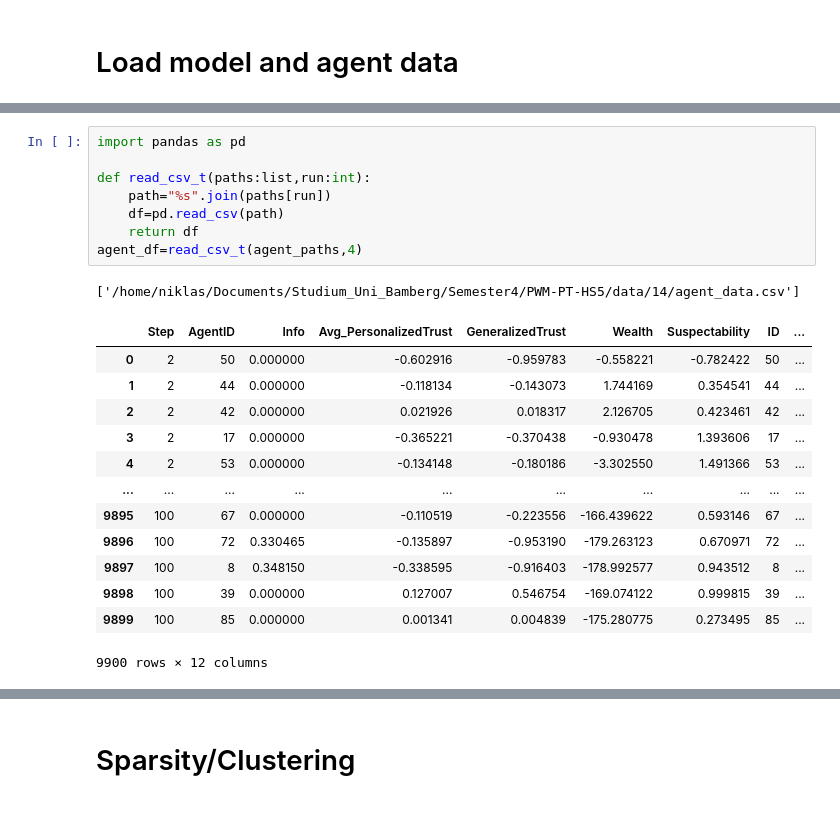
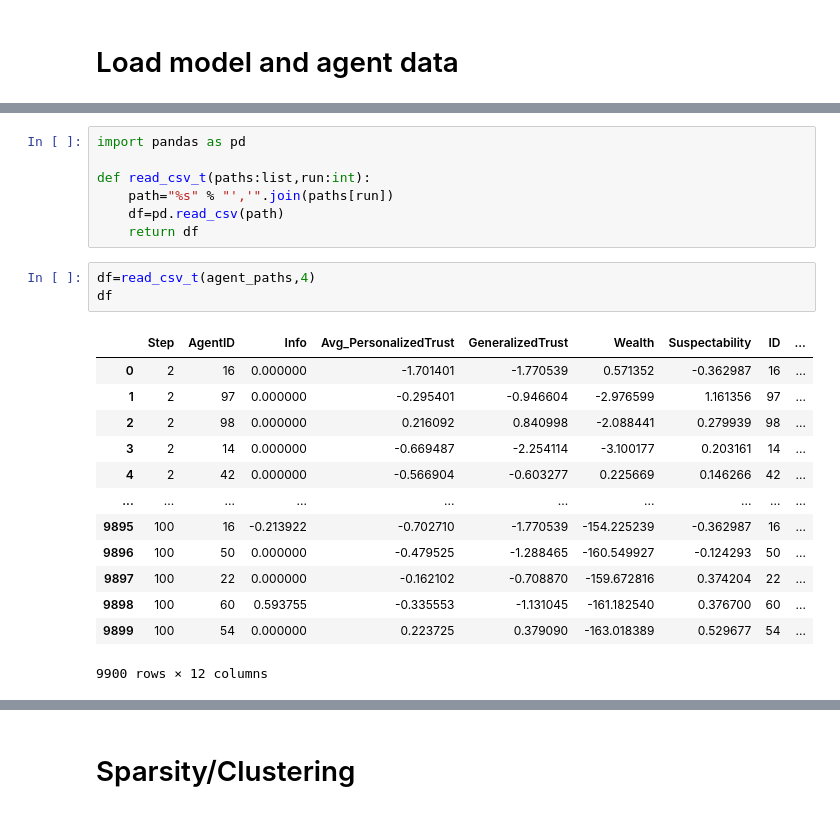
Before and after one commit to simstuff/abm_HS5, a Jupyter notebook: networkAnalysis.ipynb, the cells around one changed output, grey strips where cells are left out. Saved outputs shown, nothing was run; the diff lists cells and outputs as text.

```diff
--- a/networkAnalysis.ipynb
+++ b/networkAnalysis.ipynb
@@ -72,22 +84,23 @@ model_paths=load_model_data
 import pandas as pd
 
 def read_csv_t(paths:list,run:int):
-    path="%s".join(paths[run])
+    path="%s" % "','".join(paths[run])
     df=pd.read_csv(path)
     return df
-agent_df=read_csv_t(agent_paths,4)
-# %% [output]
-['/home/niklas/Documents/Studium_Uni_Bamberg/Semester4/PWM-PT-HS5/data/14/agent_data.csv']
-|  | Step | AgentID | Info | Avg_PersonalizedTrust | GeneralizedTrust | Wealth | Suspectability | ID | ... |
-| 0 | 2 | 50 | 0.000000 | -0.602916 | -0.959783 | -0.558221 | -0.782422 | 50 | ... |
-| 1 | 2 | 44 | 0.000000 | -0.118134 | -0.143073 | 1.744169 | 0.354541 | 44 | ... |
-| 2 | 2 | 42 | 0.000000 | 0.021926 | 0.018317 | 2.126705 | 0.423461 | 42 | ... |
-| 3 | 2 | 17 | 0.000000 | -0.365221 | -0.370438 | -0.930478 | 1.393606 | 17 | ... |
-| 4 | 2 | 53 | 0.000000 | -0.134148 | -0.180186 | -3.302550 | 1.491366 | 53 | ... |
-| ... | ... | ... | ... | ... | ... | ... | ... | ... | ... |
-| 9895 | 100 | 67 | 0.000000 | -0.110519 | -0.223556 | -166.439622 | 0.593146 | 67 | ... |
-| 9896 | 100 | 72 | 0.330465 | -0.135897 | -0.953190 | -179.263123 | 0.670971 | 72 | ... |
-| 9897 | 100 | 8 | 0.348150 | -0.338595 | -0.916403 | -178.992577 | 0.943512 | 8 | ... |
-| 9898 | 100 | 39 | 0.000000 | 0.127007 | 0.546754 | -169.074122 | 0.999815 | 39 | ... |
-| 9899 | 100 | 85 | 0.000000 | 0.001341 | 0.004839 | -175.280775 | 0.273495 | 85 | ... |
-9900 rows × 12 columns
+# %%
+df=read_csv_t(agent_paths,4)
+df
+# %% [output]
+|  | Step | AgentID | Info | Avg_PersonalizedTrust | GeneralizedTrust | Wealth | Suspectability | ID | ... |
+| 0 | 2 | 16 | 0.000000 | -1.701401 | -1.770539 | 0.571352 | -0.362987 | 16 | ... |
+| 1 | 2 | 97 | 0.000000 | -0.295401 | -0.946604 | -2.976599 | 1.161356 | 97 | ... |
+| 2 | 2 | 98 | 0.000000 | 0.216092 | 0.840998 | -2.088441 | 0.279939 | 98 | ... |
+| 3 | 2 | 14 | 0.000000 | -0.669487 | -2.254114 | -3.100177 | 0.203161 | 14 | ... |
+| 4 | 2 | 42 | 0.000000 | -0.566904 | -0.603277 | 0.225669 | 0.146266 | 42 | ... |
+| ... | ... | ... | ... | ... | ... | ... | ... | ... | ... |
+| 9895 | 100 | 16 | -0.213922 | -0.702710 | -1.770539 | -154.225239 | -0.362987 | 16 | ... |
+| 9896 | 100 | 50 | 0.000000 | -0.479525 | -1.288465 | -160.549927 | -0.124293 | 50 | ... |
+| 9897 | 100 | 22 | 0.000000 | -0.162102 | -0.708870 | -159.672816 | 0.374204 | 22 | ... |
+| 9898 | 100 | 60 | 0.593755 | -0.335553 | -1.131045 | -161.182540 | 0.376700 | 60 | ... |
+| 9899 | 100 | 54 | 0.000000 | 0.223725 | 0.379090 | -163.018389 | 0.529677 | 54 | ... |
+9900 rows × 12 columns
```
Also changed, not shown: parts of 17 cells of this notebook.
